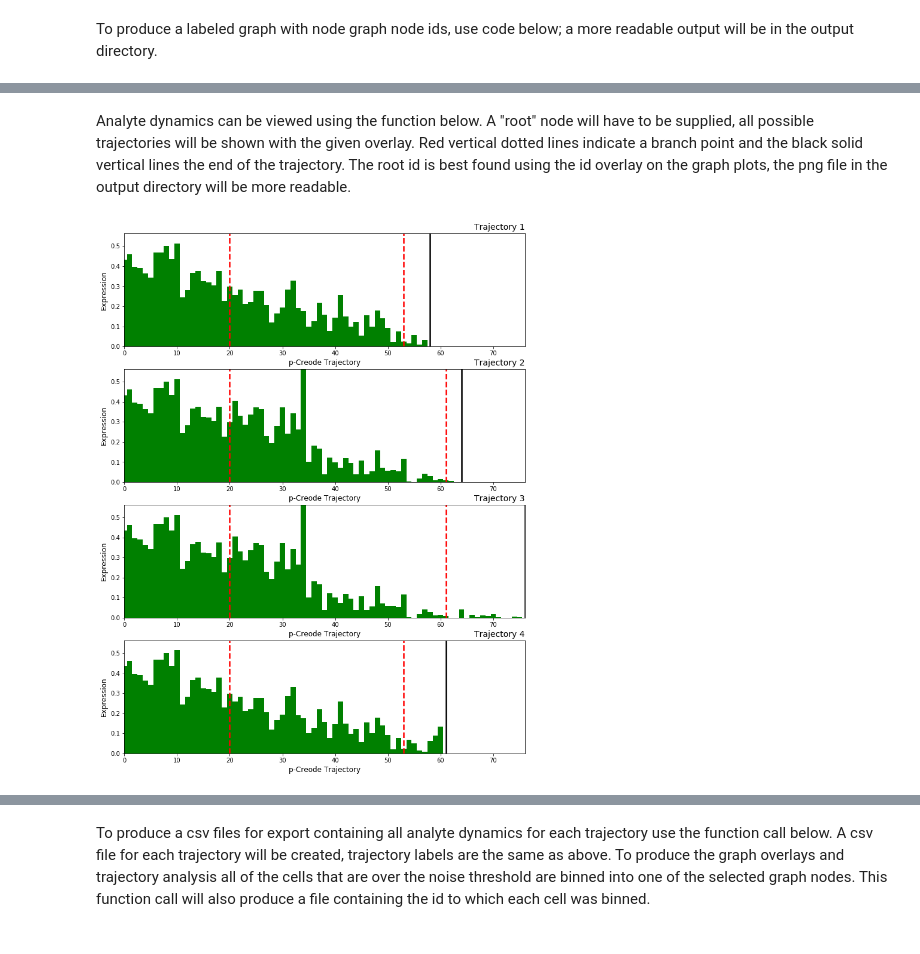
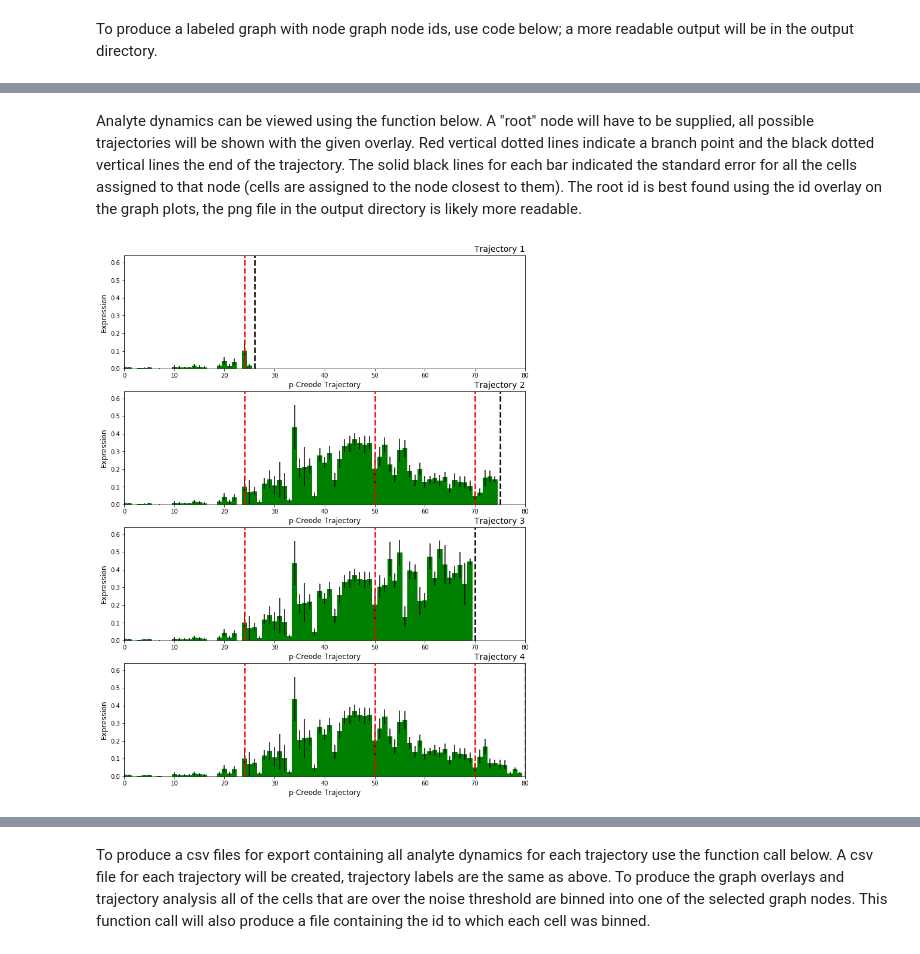
Before and after one commit to KenLauLab/pCreode, a Jupyter notebook: notebooks/pCreode_tutorial.ipynb, the cells around one changed output, grey strips where cells are left out. Saved outputs shown, nothing was run; the diff lists cells and outputs as text; code cells hidden in the pictures.

```diff
--- a/notebooks/pCreode_tutorial.ipynb
+++ b/notebooks/pCreode_tutorial.ipynb
@@ -41,3 +39,5 @@ file_nm = "C:/Users/Ken Lau/Myeloid_with_IDs.csv"
+# %%
+file_nm = "/home/herrinca/Desktop/Test/Myeloid_with_IDs.csv"
 # %% [markdown]
 The pandas (pd) read_csv function is used to read in our file. If the file path above is incorrect you will see the fail here.
 # %%
@@ -234,3 +234,5 @@ file_path = "C:/Users/Ken Lau/test1/"
+# %%
+file_path = "/home/herrinca/Desktop/Test/"
 # %%
 out_graph, out_ids = pcreode.pCreode( data=pca_reduced_data, density=density_1, noise=noise,
                                       target=target, file_path=file_path, num_runs=10)
@@ -259,5 +261,5 @@ Finally we can score the graph outputs to find the most representative graph. Th
 # %%
-pcreode.pCreode_Scoring( data=pca_reduced_data, file_path=file_path, num_graphs=10)
+graph_ranks = pcreode.pCreode_Scoring( data=pca_reduced_data, file_path=file_path, num_graphs=10)
 # %% [output]
 scoring graph 1
 scoring graph 2
@@ -277,0 +278,3 @@ gid = 8
+# %%
+gid = graph_ranks[0] # this will select the first graph ID in the ranking from above
+print gid
@@ -323,9 +330,9 @@ analysis.plot_save_graph( seed=seed, overlay=data_raw.CD34, file_out='CD34_with_
 # %% [markdown]
-Analyte dynamics can be viewed using the function below. A "root" node will have to be supplied, all possible trajectories will be shown with the given overlay. Red vertical dotted lines indicate a branch point and the black solid vertical lines the end of the trajectory. The root id is best found using the id overlay on the graph plots, the png file in the output directory will be more readable.
+Analyte dynamics can be viewed using the function below. A "root" node will have to be supplied, all possible trajectories will be shown with the given overlay. Red vertical dotted lines indicate a branch point and the black dotted vertical lines the end of the trajectory. The solid black lines for each bar indicated the standard error for all the cells assigned to that node (cells are assigned to the node closest to them). The root id is best found using the id overlay on the graph plots, the png file in the output directory is likely more readable.
 # %%
-analysis.plot_analyte_dynamics( data_raw.CD34, 2)
+analysis.plot_analyte_dynamics( data_raw['CD34'], 2)
 # %% [output]
-[figure, old version]
+[figure, new version]
 # %%
 analysis.plot_analyte_dynamics( data_raw.ELANE, 2)
 # %% [output]
```
Also changed, not shown: parts of 31 cells of this notebook, 6 other files.
